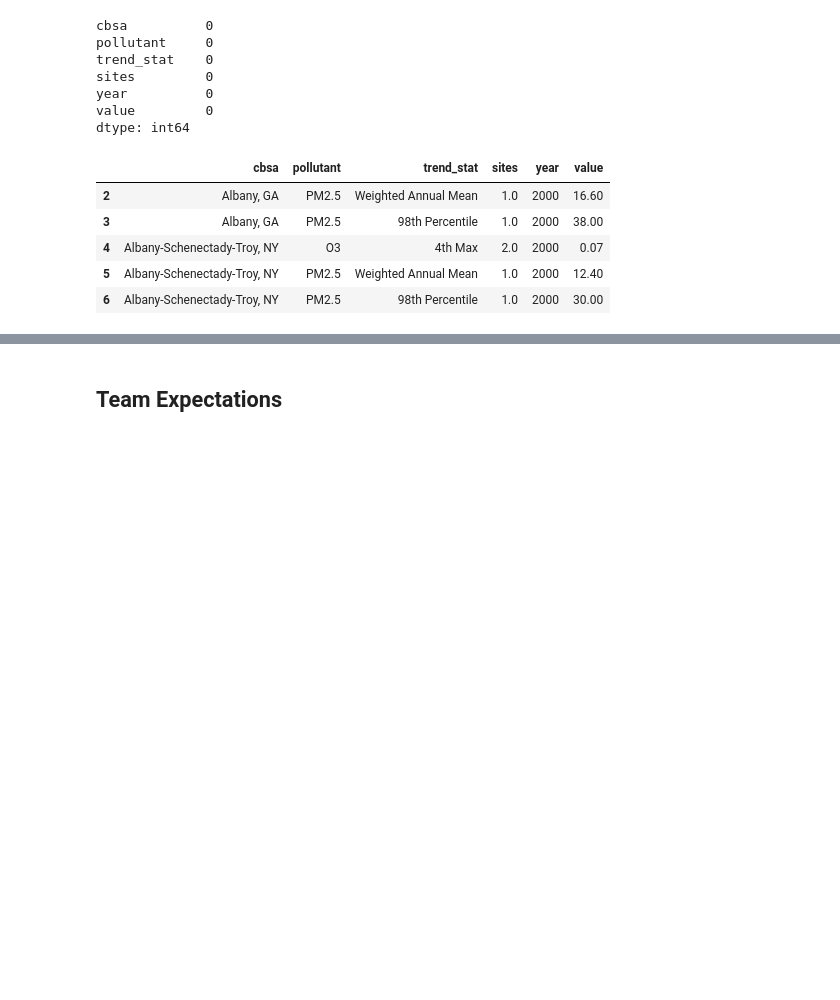
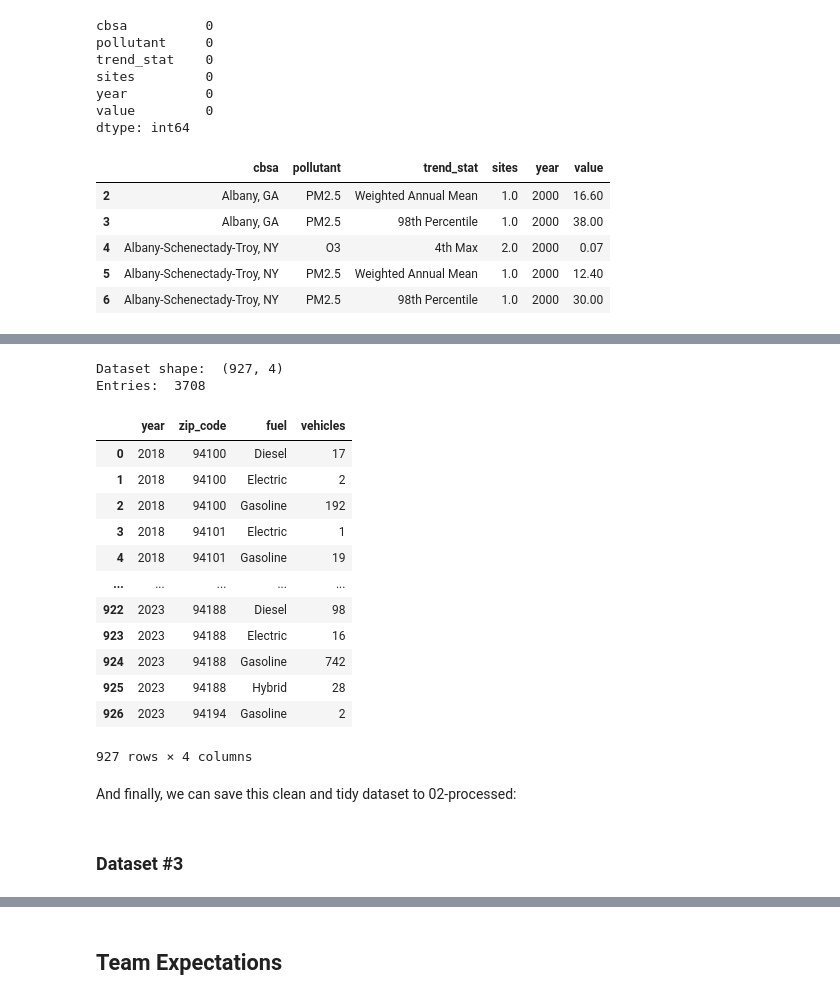
Before and after one commit to COGS108/Group026_WI26, a Jupyter notebook: 01-DataCheckpoint.ipynb, the cells around one changed output, grey strips where cells are left out. Saved outputs shown, nothing was run; the diff lists cells and outputs as text; code cells hidden in the pictures; blank space fills up the shorter version.

```diff
--- a/01-DataCheckpoint.ipynb
+++ b/01-DataCheckpoint.ipynb
@@ -258,0 +321,52 @@ Instructions: REPLACE the contents of this cell with your work, including any up
+# %%
+# extracting the year from date and renaming the column
+sf_ev_clean_data['date'] = pd.to_datetime(sf_ev_clean_data['date'])
+sf_ev_clean_data['year'] = sf_ev_clean_data['date'].dt.year
+sf_ev_clean_data = sf_ev_clean_data.drop(columns=['date'])
+
+# filtering for San Francisco zip codes
+sf_ev_clean_data = sf_ev_clean_data[sf_ev_clean_data['zip_code'].str.startswith('941')]
+
+# function to standardize the fuel types
+def standardize_fuel(fuel):
+    fuel = fuel.strip().lower()
+    if fuel in ['gasoline', 'flex-fuel', 'natural gas']:
+        return 'Gasoline'
+    elif fuel == 'diesel and diesel hybrid':
+        return 'Diesel'
+    elif fuel in ['battery electric', 'hydrogen fuel cell']:
+        return 'Electric'
+    elif fuel in ['plug-in hybrid', 'hybrid gasoline']:
+        return 'Hybrid'
+    else:
+        return 'Other'
+
+sf_ev_clean_data['fuel'] = sf_ev_clean_data['fuel'].apply(standardize_fuel)
+
+sf_ev_clean_data = (
+    sf_ev_clean_data
+    .groupby(['year', 'zip_code', 'fuel'], as_index=False)
+    .agg({'vehicles': 'sum'})
+)
+# %%
+print("Dataset shape: ", sf_ev_clean_data.shape)
+print("Entries: ", sf_ev_clean_data.size)
+sf_ev_clean_data
+# %% [output]
+Dataset shape:  (927, 4)
+Entries:  3708
+|  | year | zip_code | fuel | vehicles |
+| 0 | 2018 | 94100 | Diesel | 17 |
+| 1 | 2018 | 94100 | Electric | 2 |
+| 2 | 2018 | 94100 | Gasoline | 192 |
+| 3 | 2018 | 94101 | Electric | 1 |
+| 4 | 2018 | 94101 | Gasoline | 19 |
+| ... | ... | ... | ... | ... |
+| 922 | 2023 | 94188 | Diesel | 98 |
+| 923 | 2023 | 94188 | Electric | 16 |
+| 924 | 2023 | 94188 | Gasoline | 742 |
+| 925 | 2023 | 94188 | Hybrid | 28 |
+| 926 | 2023 | 94194 | Gasoline | 2 |
+927 rows × 4 columns
+# %% [markdown]
+And finally, we can save this clean and tidy dataset to 02-processed:
@@ -258,0 +381,2 @@ Instructions: REPLACE the contents of this cell with your work, including any up
+# %% [markdown]
+### Dataset #3
```
Also changed, not shown: parts of 29 cells of this notebook.
